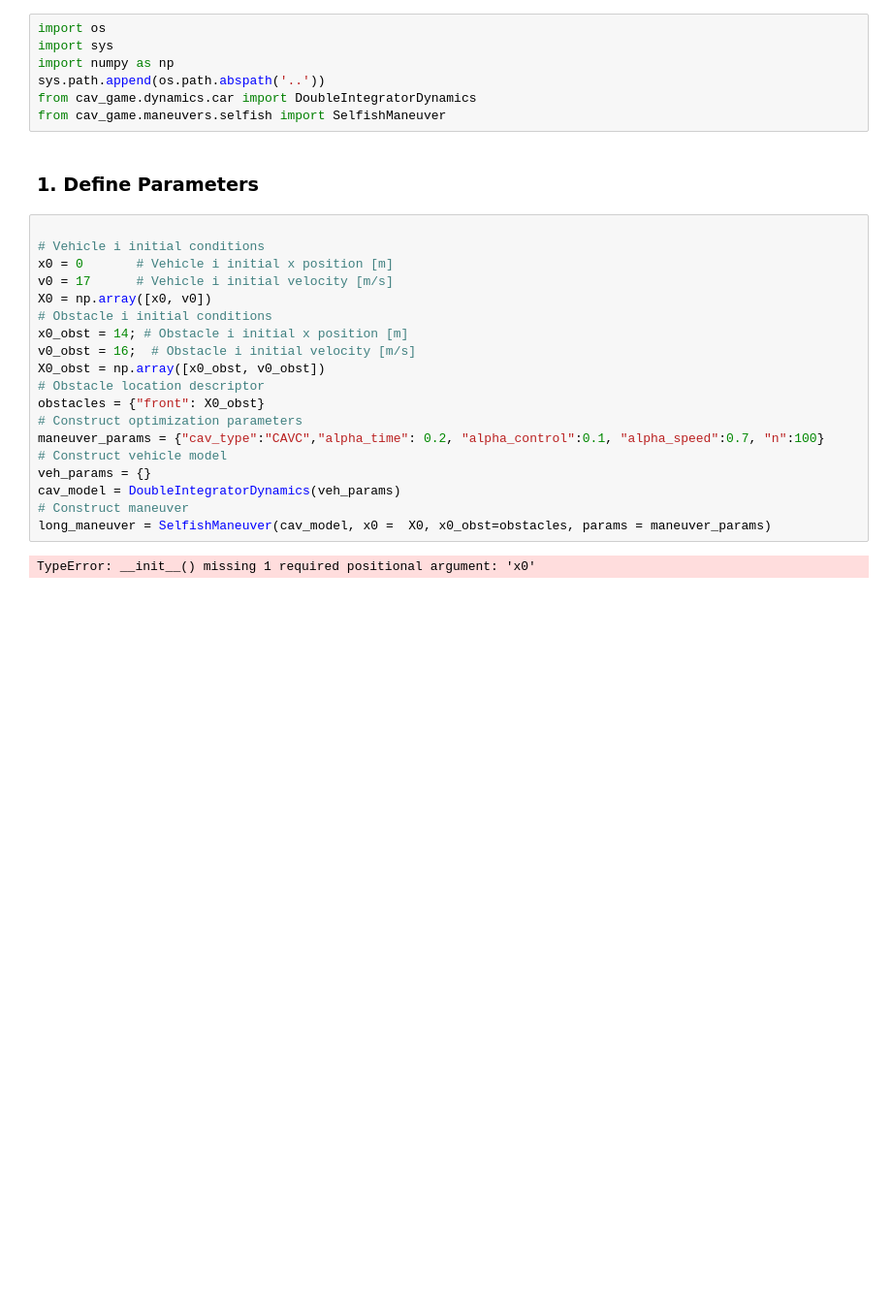
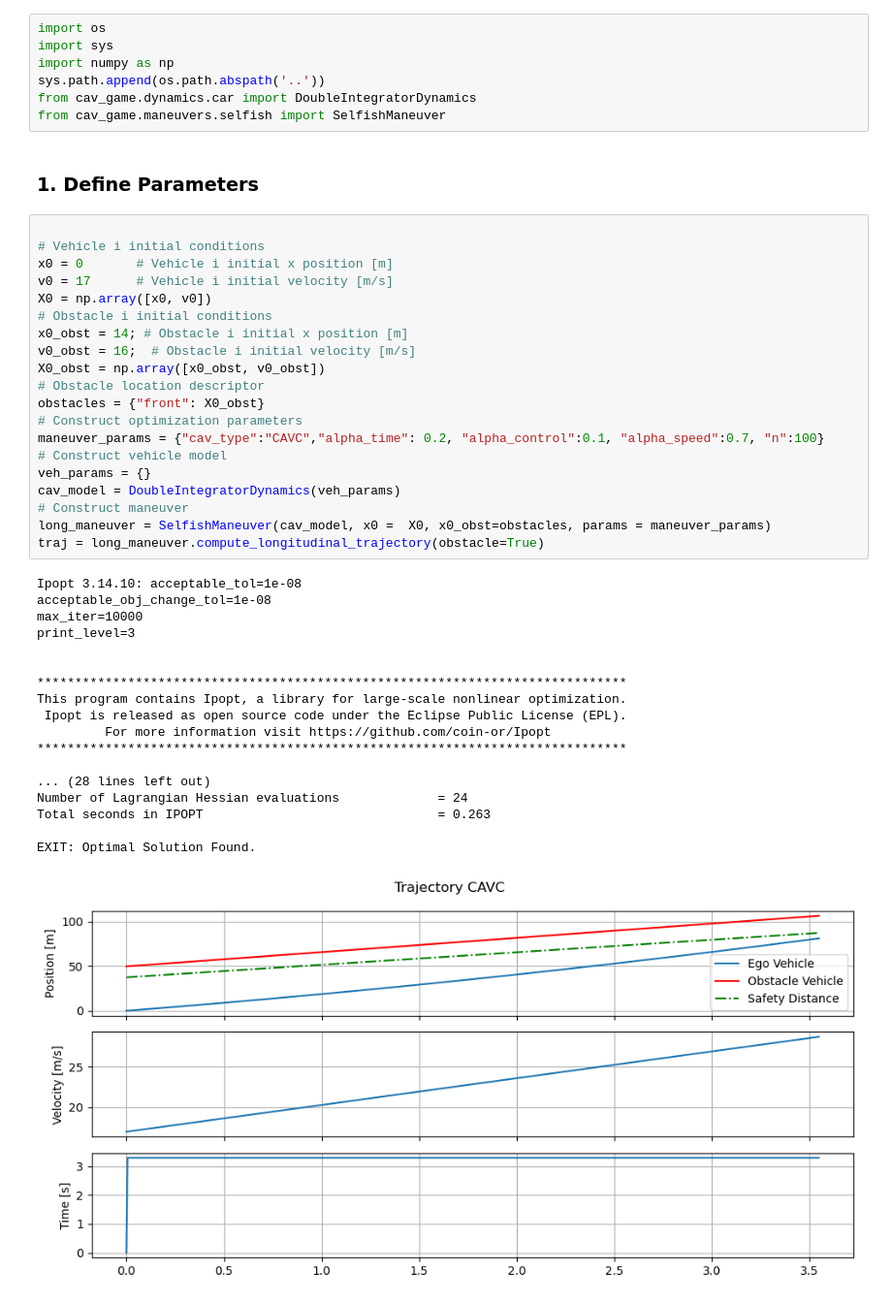
Before and after one commit to chaveza9/CAV-Game, a Jupyter notebook: examples/cav_c_selfish_trajectory.ipynb, the cells around one changed output. Shown: that part at 97% size. Drawn from its saved outputs; the diff is of its cells as text; blank space fills up the shorter version.

Commit message:
fixed bugs for cav c trajectory

```diff
--- a/examples/cav_c_selfish_trajectory.ipynb
+++ b/examples/cav_c_selfish_trajectory.ipynb
@@ -15,21 +19,39 @@ from cav_game.maneuvers.selfish import SelfishManeuver
 # %%
 
 # Vehicle i initial conditions
 x0 = 0       # Vehicle i initial x position [m]
 v0 = 17      # Vehicle i initial velocity [m/s]
 X0 = np.array([x0, v0])
 # Obstacle i initial conditions
 x0_obst = 14; # Obstacle i initial x position [m]
 v0_obst = 16;  # Obstacle i initial velocity [m/s]
 X0_obst = np.array([x0_obst, v0_obst])
 # Obstacle location descriptor
 obstacles = {"front": X0_obst}
 # Construct optimization parameters
 maneuver_params = {"cav_type":"CAVC","alpha_time": 0.2, "alpha_control":0.1, "alpha_speed":0.7, "n":100}
 # Construct vehicle model
 veh_params = {}
 cav_model = DoubleIntegratorDynamics(veh_params)
 # Construct maneuver
 long_maneuver = SelfishManeuver(cav_model, x0 =  X0, x0_obst=obstacles, params = maneuver_params)
+traj = long_maneuver.compute_longitudinal_trajectory(obstacle=True)
 # %% [output]
-TypeError: __init__() missing 1 required positional argument: 'x0'
+Ipopt 3.14.10: acceptable_tol=1e-08
+acceptable_obj_change_tol=1e-08
+max_iter=10000
+print_level=3
+
+
+******************************************************************************
+This program contains Ipopt, a library for large-scale nonlinear optimization.
+ Ipopt is released as open source code under the Eclipse Public License (EPL).
+         For more information visit https://github.com/coin-or/Ipopt
+******************************************************************************
+
+... (28 lines left out)
+Number of Lagrangian Hessian evaluations             = 24
+Total seconds in IPOPT                               = 0.263
+
+EXIT: Optimal Solution Found.
+[figure, added]
```
Also changed, not shown: parts of 1 cell of this notebook, 2 other files.
